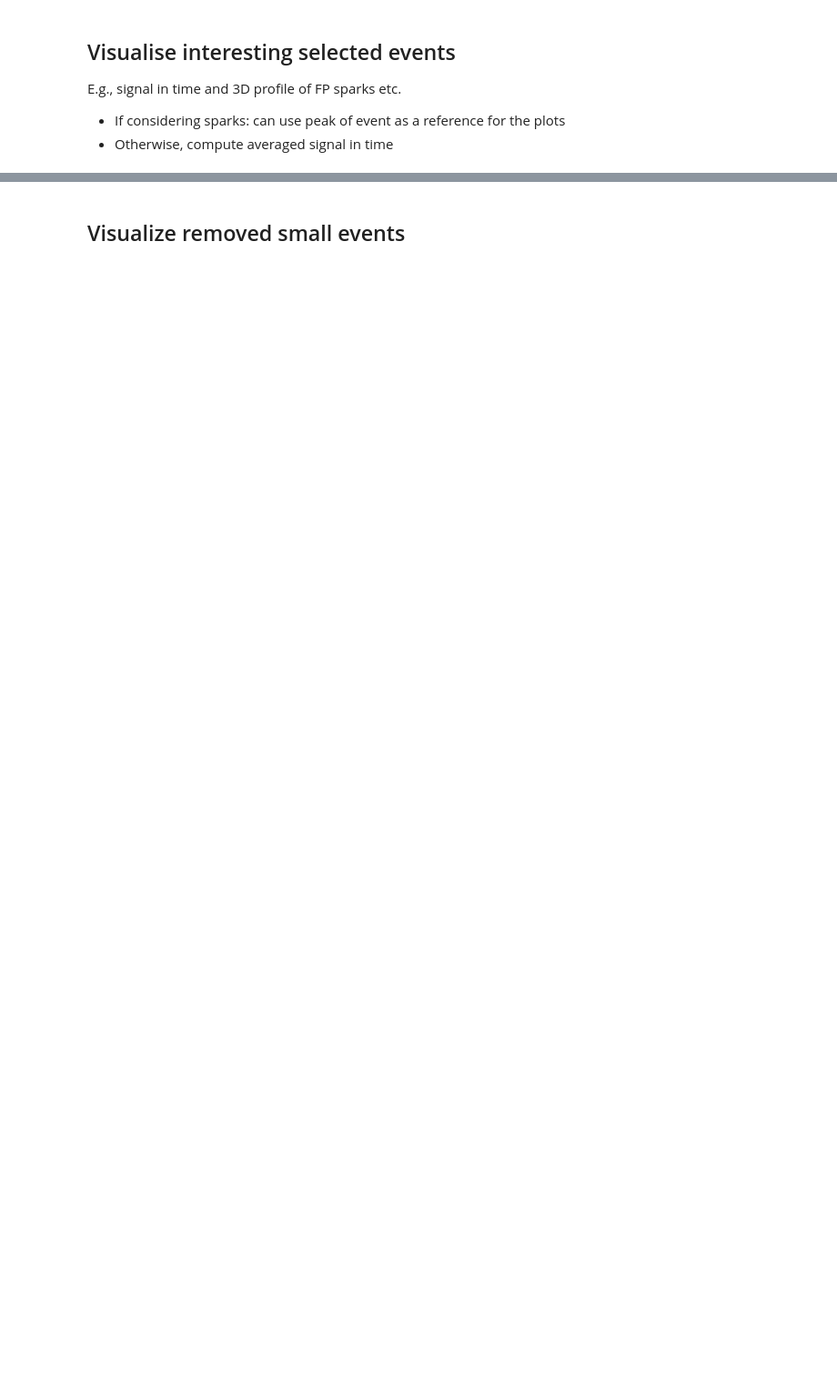
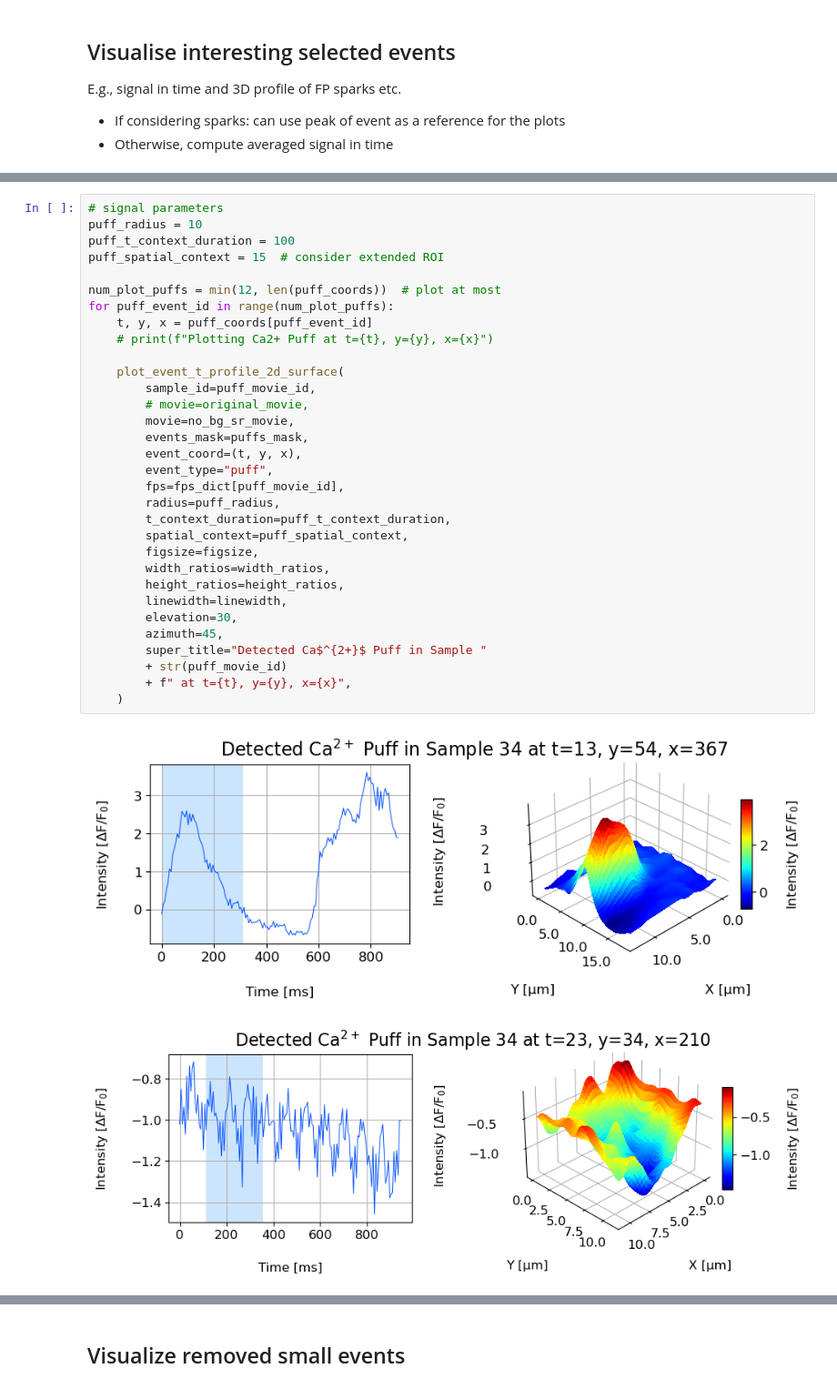
Before and after one commit to dottipr/sparks_project, a Jupyter notebook: notebooks/plot and analyse detected events.ipynb, the cells around one changed output, grey strips where cells are left out. Shown at 91% size. Saved outputs shown, nothing was run; the diff lists cells and outputs as text; blank space fills up the shorter version.

```diff
--- a/notebooks/plot and analyse detected events.ipynb
+++ b/notebooks/plot and analyse detected events.ipynb
@@ -505,0 +510,35 @@ plt.show()
+# %%
+# signal parameters
+puff_radius = 10
+puff_t_context_duration = 100
+puff_spatial_context = 15  # consider extended ROI
+
+num_plot_puffs = min(12, len(puff_coords))  # plot at most
+for puff_event_id in range(num_plot_puffs):
+    t, y, x = puff_coords[puff_event_id]
+    # print(f"Plotting Ca2+ Puff at t={t}, y={y}, x={x}")
+
+    plot_event_t_profile_2d_surface(
+        sample_id=puff_movie_id,
+        # movie=original_movie,
+        movie=no_bg_sr_movie,
+        events_mask=puffs_mask,
+        event_coord=(t, y, x),
+        event_type="puff",
+        fps=fps_dict[puff_movie_id],
+        radius=puff_radius,
+        t_context_duration=puff_t_context_duration,
+        spatial_context=puff_spatial_context,
+        figsize=figsize,
+        width_ratios=width_ratios,
+        height_ratios=height_ratios,
+        linewidth=linewidth,
+        elevation=30,
+        azimuth=45,
+        super_title="Detected Ca$^{2+}$ Puff in Sample "
+        + str(puff_movie_id)
+        + f" at t={t}, y={y}, x={x}",
+    )
+# %% [output]
+[figure, added]
+[figure, added]
```
Also changed, not shown: parts of 35 cells of this notebook, 5 other files.
